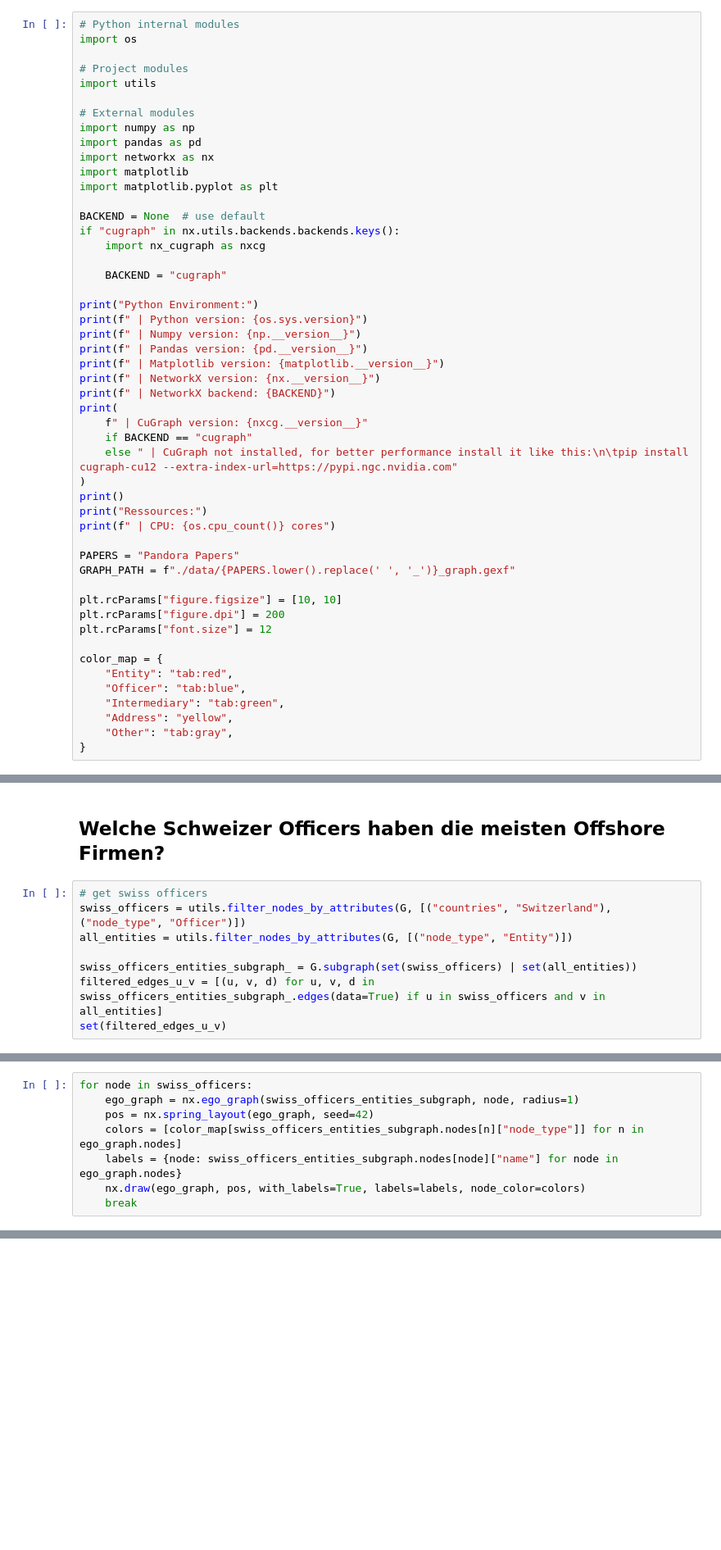
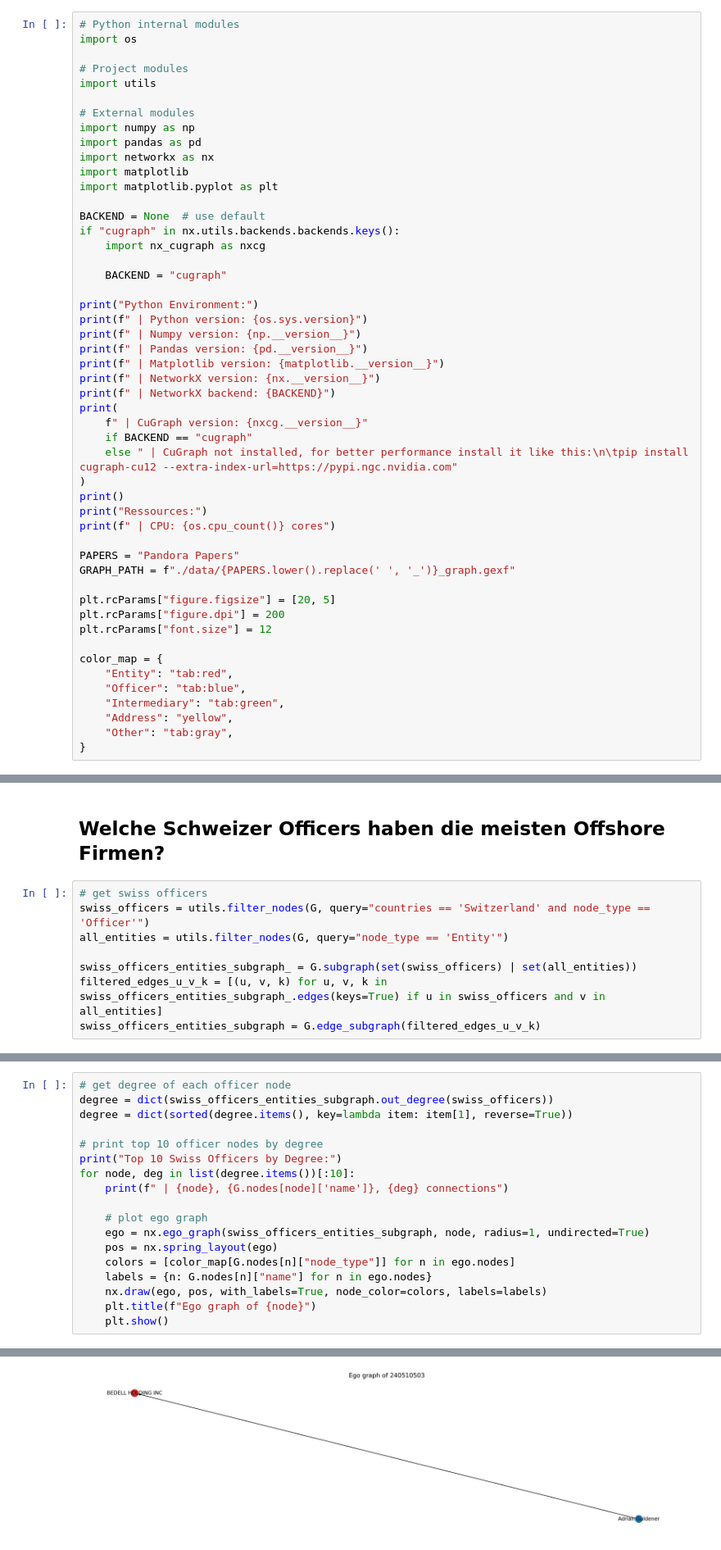
Before and after one commit to gabrieltorresgamez/fhnw-san-project, a Jupyter notebook: 04-offshore_companies_counts.ipynb, the cells around one changed output, grey strips where cells are left out. Shown at 82% size. Saved outputs shown, nothing was run; the diff lists cells and outputs as text; blank space fills up the shorter version.

Commit message:
fix incompatibility issues with tobis utils and push new nb version

```diff
--- a/04-offshore_companies_counts.ipynb
+++ b/04-offshore_companies_counts.ipynb
@@ -57,7 +57,7 @@ print(f" | CPU: {os.cpu_count()} cores")
 PAPERS = "Pandora Papers"
 GRAPH_PATH = f"./data/{PAPERS.lower().replace(' ', '_')}_graph.gexf"
 
-plt.rcParams["figure.figsize"] = [10, 10]
+plt.rcParams["figure.figsize"] = [20, 5]
 plt.rcParams["figure.dpi"] = 200
 plt.rcParams["font.size"] = 12
 
@@ -105,9 +105,9 @@ Number of weakly connected components:  53
 ## Welche Schweizer Officers haben die meisten Offshore Firmen?
 # %%
 # get swiss officers
-swiss_officers = utils.filter_nodes_by_attributes(G, [("countries", "Switzerland"), ("node_type", "Officer")])
-all_entities = utils.filter_nodes_by_attributes(G, [("node_type", "Entity")])
+swiss_officers = utils.filter_nodes(G, query="countries == 'Switzerland' and node_type == 'Officer'")
+all_entities = utils.filter_nodes(G, query="node_type == 'Entity'")
 
 swiss_officers_entities_subgraph_ = G.subgraph(set(swiss_officers) | set(all_entities))
-filtered_edges_u_v = [(u, v, d) for u, v, d in swiss_officers_entities_subgraph_.edges(data=True) if u in swiss_officers and v in all_entities]
-set(filtered_edges_u_v)
+filtered_edges_u_v_k = [(u, v, k) for u, v, k in swiss_officers_entities_subgraph_.edges(keys=True) if u in swiss_officers and v in all_entities]
+swiss_officers_entities_subgraph = G.edge_subgraph(filtered_edges_u_v_k)
@@ -121,8 +113,0 @@ OutMultiEdgeDataView([('240041845', '240021285', {'rel_type': 'officer_of', 'lin
-# %%
-for node in swiss_officers:
-    ego_graph = nx.ego_graph(swiss_officers_entities_subgraph, node, radius=1)
-    pos = nx.spring_layout(ego_graph, seed=42)
-    colors = [color_map[swiss_officers_entities_subgraph.nodes[n]["node_type"]] for n in ego_graph.nodes]
-    labels = {node: swiss_officers_entities_subgraph.nodes[node]["name"] for node in ego_graph.nodes}
-    nx.draw(ego_graph, pos, with_labels=True, labels=labels, node_color=colors)
-    break
@@ -130,0 +114,19 @@ for node in swiss_officers:
+# %%
+# get degree of each officer node
+degree = dict(swiss_officers_entities_subgraph.out_degree(swiss_officers))
+degree = dict(sorted(degree.items(), key=lambda item: item[1], reverse=True))
+
+# print top 10 officer nodes by degree
+print("Top 10 Swiss Officers by Degree:")
+for node, deg in list(degree.items())[:10]:
+    print(f" | {node}, {G.nodes[node]['name']}, {deg} connections")
+
+    # plot ego graph
+    ego = nx.ego_graph(swiss_officers_entities_subgraph, node, radius=1, undirected=True)
+    pos = nx.spring_layout(ego)
+    colors = [color_map[G.nodes[n]["node_type"]] for n in ego.nodes]
+    labels = {n: G.nodes[n]["name"] for n in ego.nodes}
+    nx.draw(ego, pos, with_labels=True, node_color=colors, labels=labels)
+    plt.title(f"Ego graph of {node}")
+    plt.show()
+# %% [output]
@@ -130,0 +135 @@ for node in swiss_officers:
+[figure, added]
```
Also changed, not shown: parts of 4 cells of this notebook, 1 other file.
